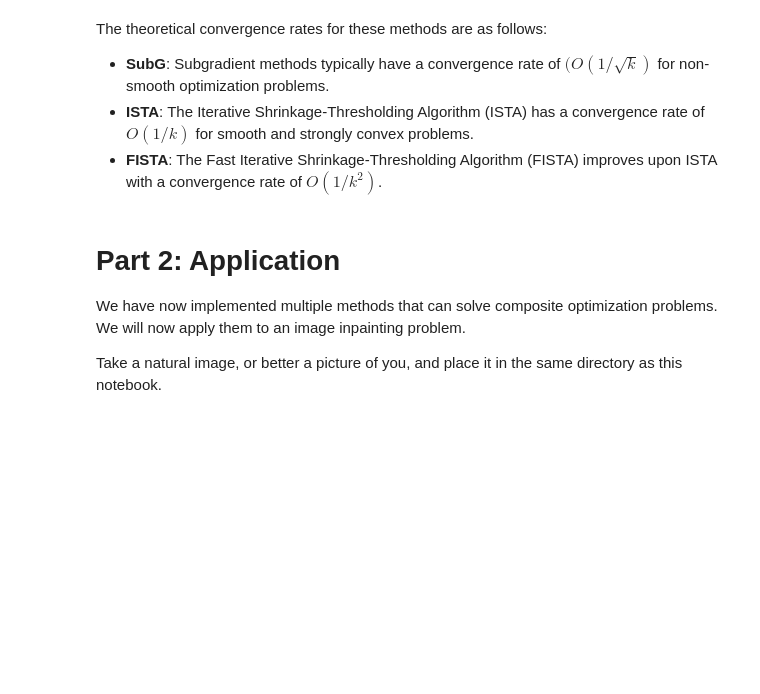
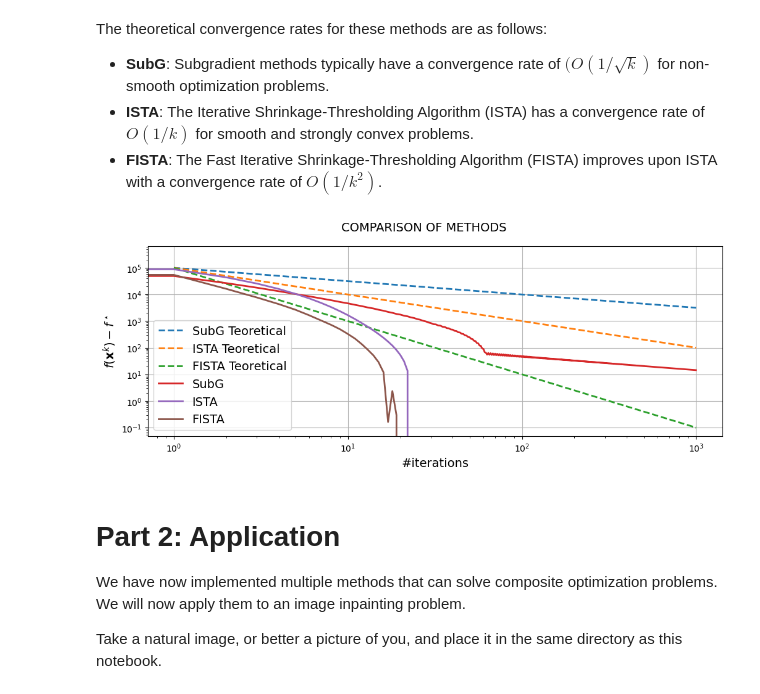
Before and after one commit to PipsCods/Math-of-Data, a Jupyter notebook: A1_math/Part 4 - Proximal methods.ipynb, the cells around one changed output. Saved outputs shown, nothing was run; the diff lists cells and outputs as text; code cells hidden in the pictures; blank space fills up the shorter version.

```diff
--- a/A1_math/Part 4 - Proximal methods.ipynb
+++ b/A1_math/Part 4 - Proximal methods.ipynb
@@ -279,3 +269,45 @@ The theoretical convergence rates for these methods are as follows:
+# %%
+def compare_composite2(methods):
+    M = np.diag(np.arange(1, 11))
+    f = Function(f=lambda u: 0.5*np.dot(u, np.dot(M, u)), grad=lambda u: np.dot(M, u), minimum=0.0, lips_grad=10.0, strng_cvx=1.0)
+    g = Function(f=lambda x: 30*np.sum(np.abs(x), axis=0), subgrad= lambda x: 30*np.sign(x), prox=lambda gamma, x: np.sign(x)*np.maximum(np.abs(x) - 30*gamma, 0.0))
+    composite_function = CompositeFunction(f = f, g=g, minimum=0.0)
+    maxiter = 1000
+    k = np.arange(1, maxiter+1)
+    f, (ax_1) = plt.subplots(1, 1, figsize=(12, 4))
+    SubG_tb  = 100000/np.sqrt(k)
+    ISTA_tb = 100000/k
+    FISTA_tb = 100000/k**2
+    ax_1.plot(k, SubG_tb,"--" ,label="SubG Teoretical", lw=2)
+    ax_1.plot(k, ISTA_tb,"--" ,label="ISTA Teoretical", lw=2)
+    ax_1.plot(k, FISTA_tb,"--" ,label="FISTA Teoretical", lw=2)
+    for method in methods:
+        x_zero = 100 * np.ones(10)
+        run_trace = run(method, composite_function, x_zero, maxiter)
+
+        f.suptitle("COMPARISON OF METHODS ", fontsize=14)
+
+        ax_1.plot(
+                range(maxiter),
+                np.array(run_trace.values) - composite_function.minimum,
+                lw=2,
+                label=method.name,
+            )
+
+
+    ax_1.legend(fontsize=14)
+    ax_1.set_xlabel("#iterations", fontsize=14)
+    ax_1.set_ylabel("")
+    ax_1.set_ylabel(r"$f(\mathbf{x}^k) - f^\star$", fontsize=14)
+    ax_1.set_xscale("log")
+    ax_1.set_yscale("log")
+    ax_1.grid()
+
+    plt.show()
+
+compare_composite2(list_of_methods)
+# %% [output]
+[figure, added]
 # %% [markdown]
 # Part 2: Application
 
```
Also changed, not shown: parts of 8 cells of this notebook, 1 other file.
